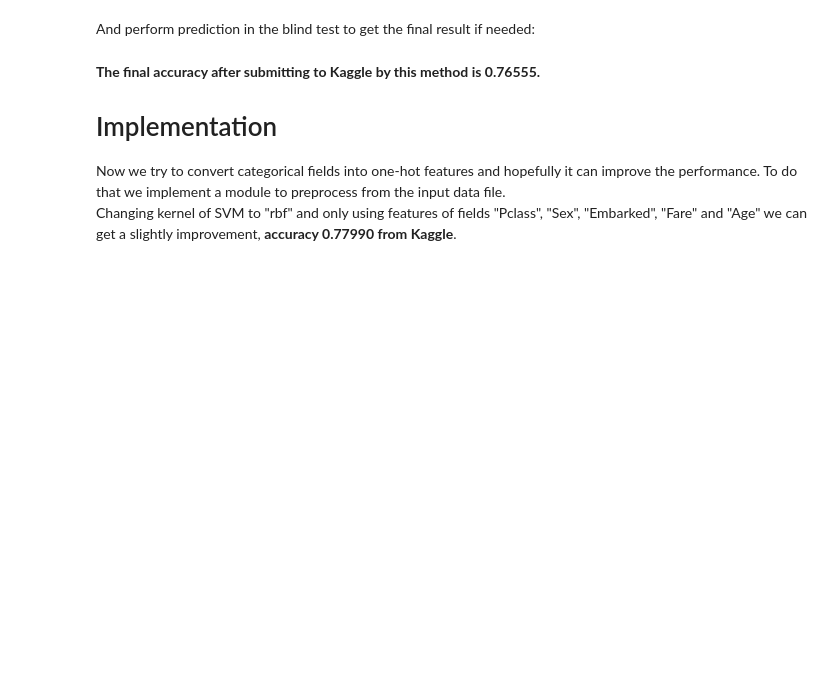
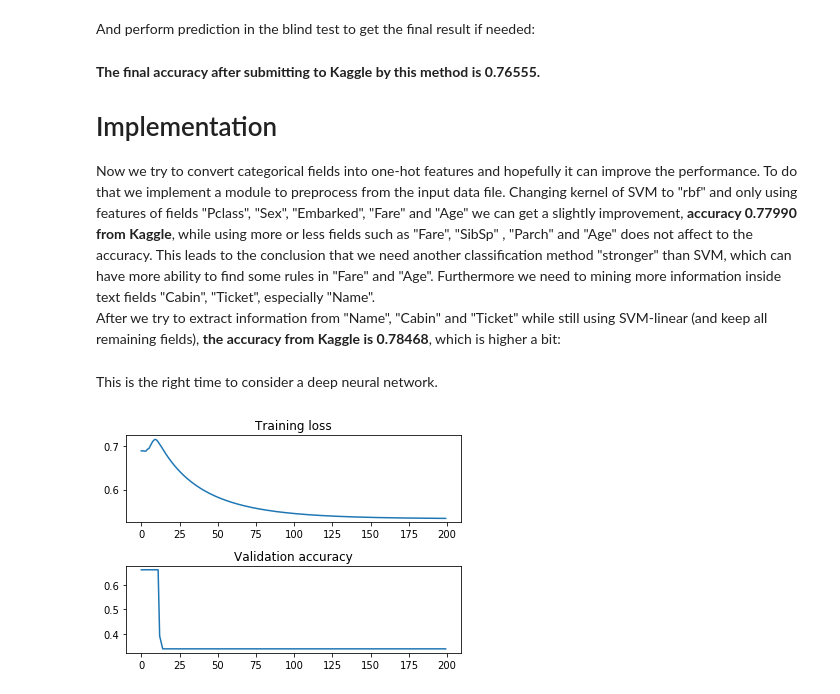
Before and after one commit to dangvinh1406/KaggleTitanic, a Jupyter notebook: titanic.ipynb, the cells around one changed output. Drawn from its saved outputs; the diff is of its cells as text; code cells hidden in the pictures; blank space fills up the shorter version.

Commit message:
extract more in Name, Ticket and Cabin

```diff
--- a/titanic.ipynb
+++ b/titanic.ipynb
@@ -86,8 +94,36 @@ with open("./data/predicted.csv", "w") as file:
 # %% [markdown]
 __The final accuracy after submitting to Kaggle by this method is 0.76555.__
 # Implementation
-Now we try to convert categorical fields into one-hot features and hopefully it can improve the performance. To do that we implement a module to preprocess from the input data file.
-Changing kernel of SVM to "rbf" and only using features of fields "Pclass", "Sex", "Embarked", "Fare" and "Age" we can get a slightly improvement, __accuracy 0.77990 from Kaggle__.
+Now we try to convert categorical fields into one-hot features and hopefully it can improve the performance. To do that we implement a module to preprocess from the input data file.  Changing kernel of SVM to "rbf" and only using features of fields "Pclass", "Sex", "Embarked", "Fare" and "Age" we can get a slightly improvement, __accuracy 0.77990 from Kaggle__, while using more or less fields such as "Fare", "SibSp" , "Parch" and "Age" does not affect to the accuracy. This leads to the conclusion that we need another classification method "stronger" than SVM, which can have more ability to find some rules in "Fare" and "Age". Furthermore we need to mining more information inside text fields "Cabin", "Ticket", especially "Name".
+After we try to extract information from "Name", "Cabin" and "Ticket" while still using SVM-linear (and keep all remaining fields), __the accuracy from Kaggle is 0.78468__, which is higher a bit:
+# %%
+import numpy
+import matplotlib.pyplot as plt
+from sklearn.metrics import accuracy_score
+from sklearn.svm import SVC
+from src.process import Preprocessor
+
+data = Preprocessor.process_data("./data/train.csv")
+data = Preprocessor.convert_data(data)
+data = numpy.array(data)
+
+clf = SVC(kernel="rbf")
+
+X = data[:, 2:]
+Y = data[:, 1]
+clf.fit(X, Y)
+
+blindData = Preprocessor.process_data("./data/test.csv")
+blindData = Preprocessor.convert_data(blindData)
+blindData = numpy.array(blindData)
+
+predictedResult = clf.predict(blindData[:, 1:])
+with open("./data/predicted6.csv", "w") as file:
+    file.write("PassengerId,Survived\n")
+    for i in range(len(predictedResult)):
+        file.write(str(int(blindData[i, 0]))+","+str(int(predictedResult[i]))+"\n")
+# %% [markdown]
+This is the right time to consider a deep neural network.
 # %%
 import random
 import numpy
@@ -109,0 +170,10 @@ from src.process import Preprocessor
+# %%
+fig, (ax1, ax2) = plt.subplots(2, 1)
+ax1.plot(range(len(losses)), losses)
+ax1.set_title('Training loss')
+ax2.plot(range(len(accuracies)), accuracies)
+ax2.set_title('Validation accuracy')
+fig.subplots_adjust(hspace=0.5)
+plt.show()
+# %% [output]
+[figure, added]
```
Also changed, not shown: parts of 4 cells of this notebook, 2 other files.
